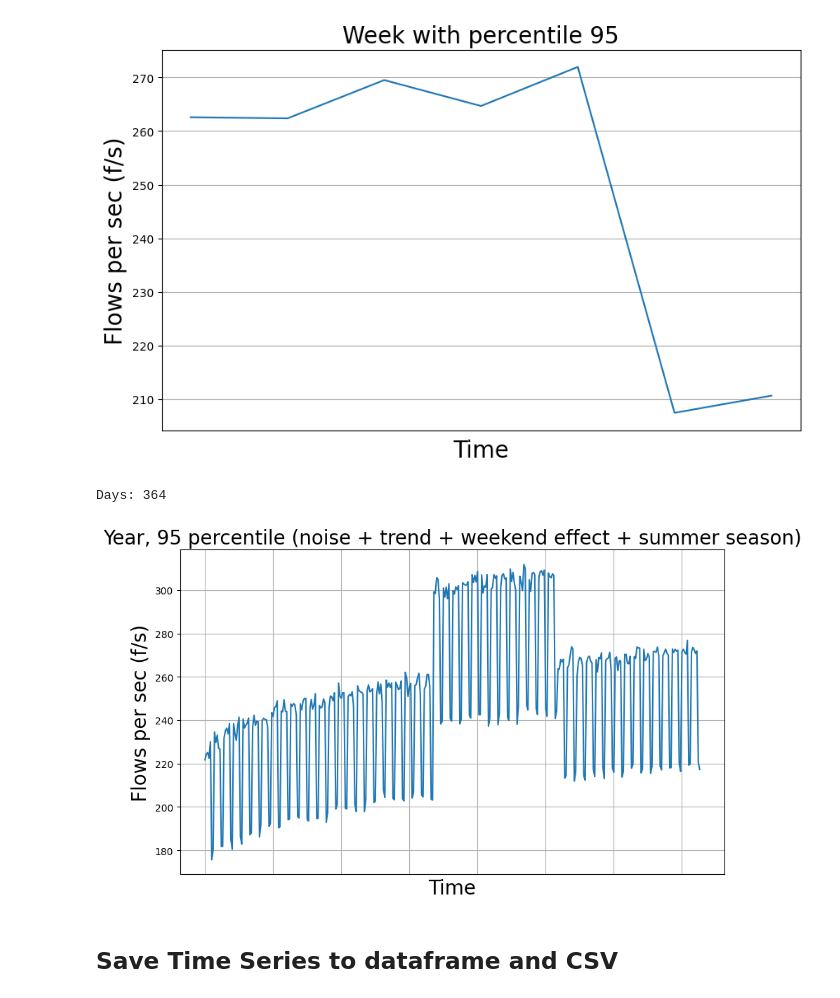
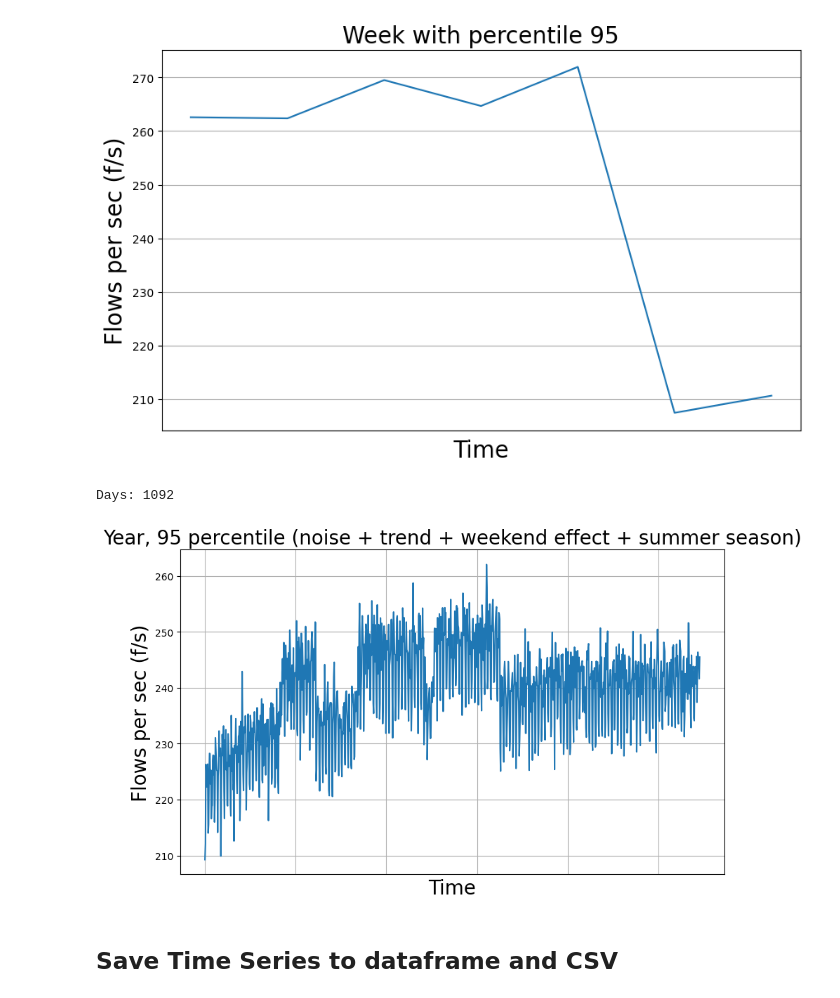
Before and after one commit to Raniita/traffic-forecast, a Jupyter notebook: notebooks/synthetic_data_linkcount.ipynb, the cells around one changed output. Saved outputs shown, nothing was run; the diff lists cells and outputs as text; code cells hidden in the pictures.

```diff
--- a/notebooks/synthetic_data_linkcount.ipynb
+++ b/notebooks/synthetic_data_linkcount.ipynb
@@ -200,9 +196,13 @@ def generate_week(values_5min, beta_weekend, alpha_season=1.0, percentile_on=Fal
     #seasonal = seasonal + np.arange(int(day*7))*trend
     return seasonal
 # %%
-def apply_trend(values, trend):
+def apply_trend(values, cagr, years=1):
+    # Apply CAGR exponential upward
     seasonal = []
-    seasonal = values + np.arange(len(values))**trend
+    #seasonal = values ** (np.power((1+cagr), years))
+    #seasonal = values **(np.power((1+cagr), years))
+    seasonal = values + np.arange(len(values))**cagr
+
     return seasonal
 # %%
 # factor for reduce traffic on weekend
@@ -235,21 +235,23 @@ def apply_noise(values, noise):
 ## Generate a month, with upward trend
 # %%
 # Upward trend
-#trend = 0.001
-trend = 0.35
+CAGR = 0.30
 
-# Noise
+# White Noise
 noise = 10
+
+# Weekend effect
+weekend=0.85
 # %%
 # Weeks in a year, init 01-01
 weeks = 4
 
 values_month = []
 for week in range(weeks):
-    values_month.append(generate_week(flows_5min_value, beta_weekend=beta))
+    values_month.append(generate_week(flows_5min_value, beta_weekend=weekend))
 
 values_month = np.concatenate(values_month)
-values_month = apply_trend(values_month, trend=trend)
+values_month = apply_trend(values_month, cagr=CAGR)
 values_month = apply_noise(values_month, noise=noise)
 
 time_month = np.arange(int(day*7*weeks))
@@ -268,7 +270,7 @@ for week in range(weeks):
     # 12 to 24 spring
     # 24 to 36 summer
     # 36 to 48 autum
-    if week >=24 and week <= 36:    # Its summer
+    if week >=24 and week <= 34:    # Its summer
         values_year.append(generate_week(flows_5min_value, beta_weekend=beta, alpha_season=1.2))
     else:
         values_year.append(generate_week(flows_5min_value, beta_weekend=beta))
@@ -304,33 +306,43 @@ plot_time_series(time_week_per95, values_week_per95, label="Week with percentile
 # %% [output]
 [figure]
 # %%
-# Weeks in a year, init 01-01
-weeks = 52
+# Vars
+weekend = 0.95
+season = 1.05
+trend_cagr = 0.26
+noise = 15
+
+# Weeks in a year, init 01-01, end at 30-12
+weeks = 156     # Three years == 156
 
 values_year_per95 = []
 for week in range(weeks):
     # 0 to 12 winter
     # 12 to 24 spring
     # 24 to 36 summer
     # 36 to 48 autum
-    if week >=24 and week <= 36:    # Its summer
-        values_year_per95.append(generate_week(flows_5min_value, beta_weekend=beta, alpha_season=1.2))
+    if week >= 24 and week <= 34:       # Its summer
+        values_year_per95.append(generate_week(flows_5min_value, beta_weekend=weekend, alpha_season=season))
+    elif week >= 48 and week <= 68:    # Its summer
+        values_year_per95.append(generate_week(flows_5min_value, beta_weekend=weekend, alpha_season=season))
+    elif week >= 72 and week <= 92:    # Its summer
+        values_year_per95.append(generate_week(flows_5min_value, beta_weekend=weekend, alpha_season=season))
     else:
-        values_year_per95.append(generate_week(flows_5min_value, beta_weekend=beta))
+        values_year_per95.append(generate_week(flows_5min_value, beta_weekend=weekend))
 
 values_year_per95 = np.concatenate(values_year_per95)
-values_year_per95 = apply_trend(values_year_per95, trend=0.35)
 values_year_per95 = apply_noise(values_year_per95, noise=noise)
+values_year_per95 = apply_trend(values_year_per95, cagr=trend_cagr, years=1)
 values_year_per95 = apply_95percentile(values=values_year_per95)
 
 print(f"Days: {len(values_year_per95)}")
 
 #time_seasonal = np.arange(int(day*7*weeks))
 time_year_per95 = np.arange(len(values_year_per95))
 plot_time_series(time_year_per95, values_year_per95, label="Year, 95 percentile (noise + trend + weekend effect + summer season)", mark_days=False, hide_xticks=True)
 # %% [output]
-Days: 364
+Days: 1092
-[figure, old version]
+[figure, new version]
 # %% [markdown]
 ## Save Time Series to dataframe and CSV
 # %%
```
Also changed, not shown: parts of 7 cells of this notebook, 4 other files.
